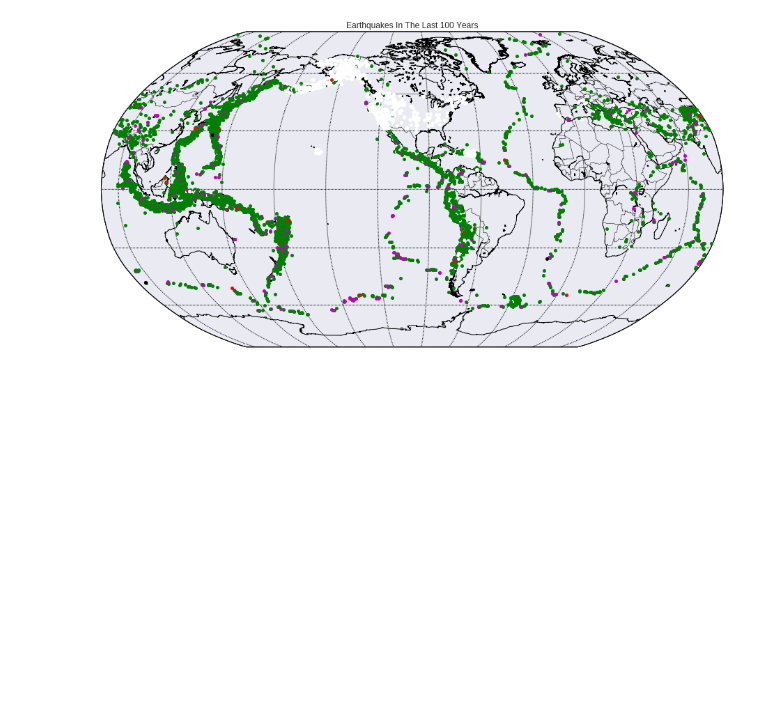
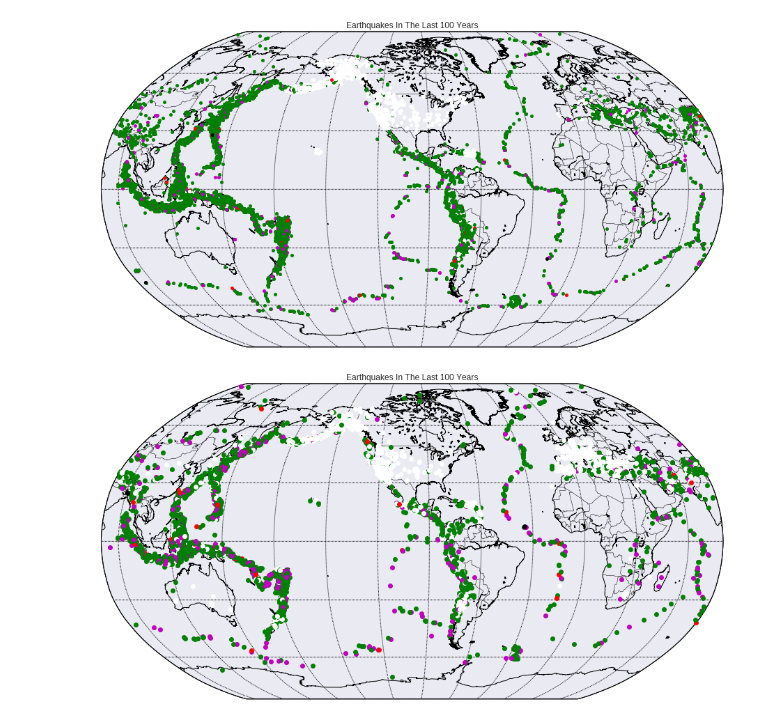
Before and after one commit to keenanzucker/DataScience16CTW, a Jupyter notebook: Mapping_Quakes.ipynb, the cells around one changed output. Cells and saved outputs as stored; diff of their text form; code cells hidden in the pictures; blank space fills up the shorter version.

```diff
--- a/Mapping_Quakes.ipynb
+++ b/Mapping_Quakes.ipynb
@@ -57,27 +57,29 @@ plt.show()
 # %%
 from mpl_toolkits.basemap import Basemap
 
 quakes2 = pd.read_csv("./data/data.csv")
-quakes2 = quakes2.sample(frac=0.2)
+quakes2 = quakes2.sample(frac=0.01)
 plt.figure(figsize=(16,12))
 
 my_map = Basemap(projection='robin', lat_0=0, lon_0=-100,
               resolution='l', area_thresh=1000.0)
 
 lats = np.array(quakes2.latitude)
 longs = np.array(quakes2.longitude)
 mags = np.array(quakes2.mag)
 
 my_map.drawcoastlines()
 my_map.drawcountries()
 my_map.drawmapboundary()
 my_map.drawmeridians(np.arange(0, 360, 30))
 my_map.drawparallels(np.arange(-90, 90, 30))
 
 for lon, lat, mag in zip(longs, lats, mags):
     x,y = my_map(lon, lat)
     marker_string = get_marker_color(mag)
     my_map.plot(x, y, marker_string, markersize=7)
 
 plt.title('Earthquakes In The Last 100 Years')
 plt.show()
+# %% [output]
+[figure, added]
```
Also changed, not shown: 3 other files.
